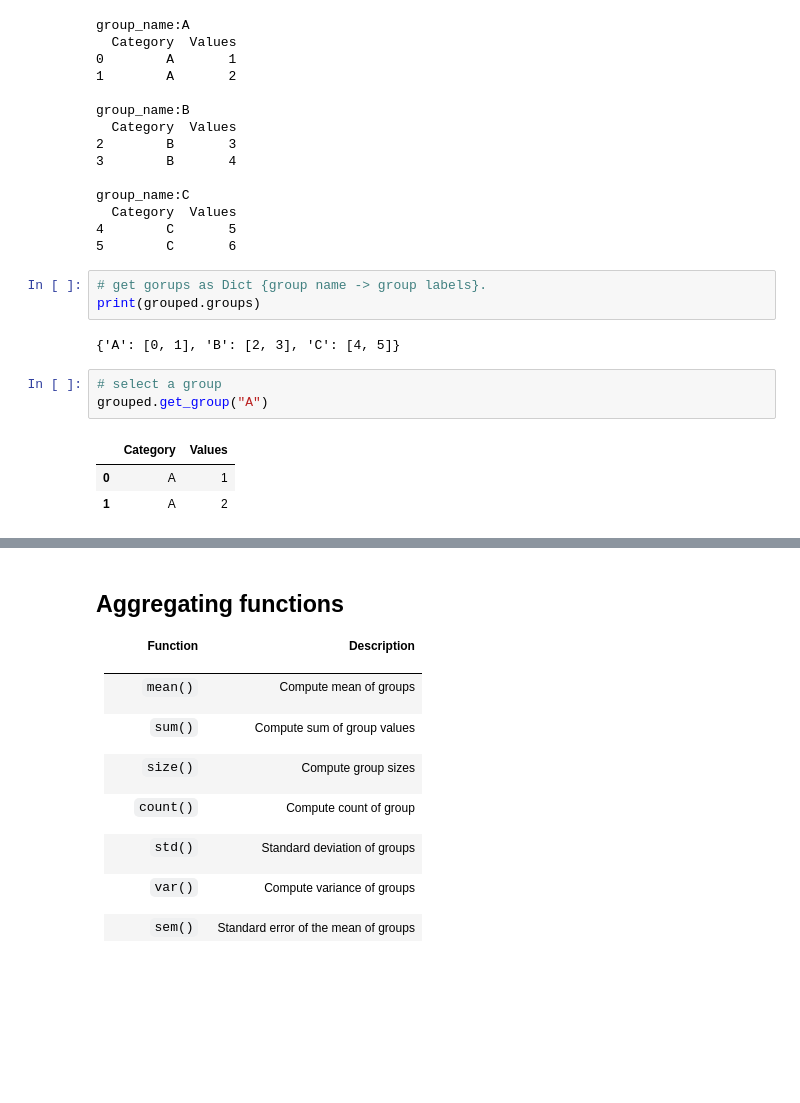
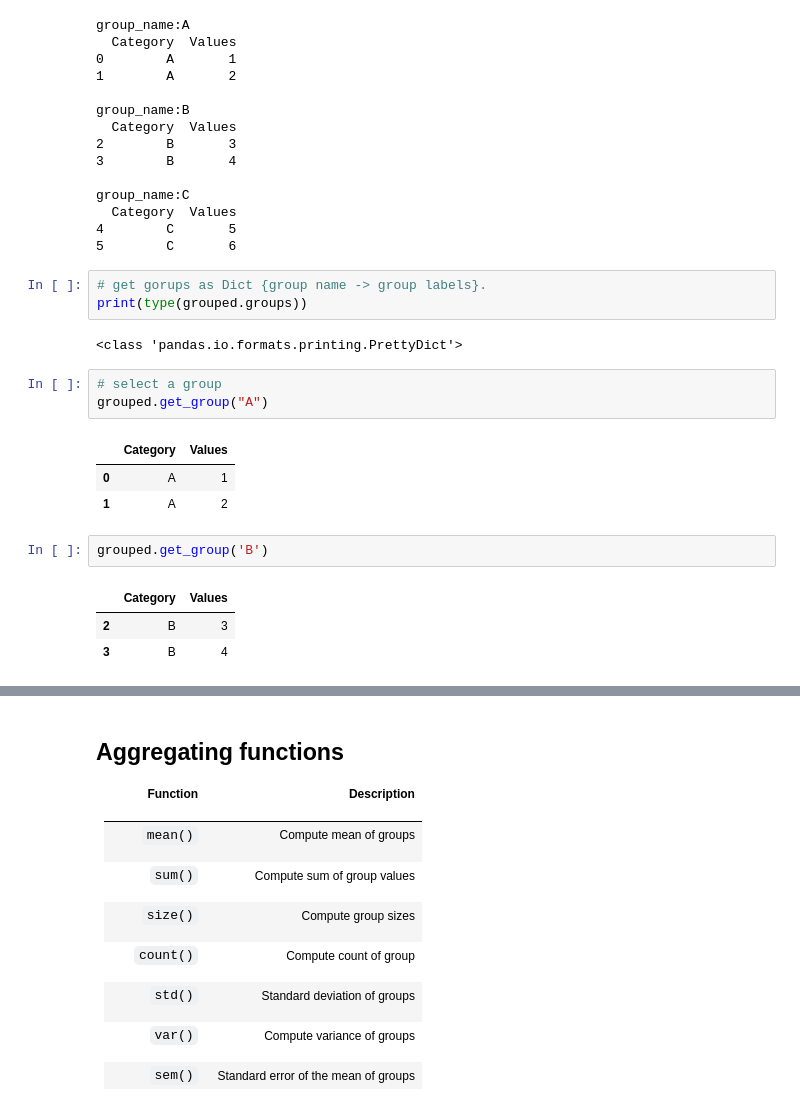
Before and after one commit to zehirev-vasil/ML, a Jupyter notebook: Lecture_27/DataFrameGroupby.ipynb, the cells around one changed output, grey strips where cells are left out. Drawn from its saved outputs; the diff is of its cells as text; blank space fills up the shorter version.

```diff
--- a/Lecture_27/DataFrameGroupby.ipynb
+++ b/Lecture_27/DataFrameGroupby.ipynb
@@ -72,9 +72,9 @@ group_name:C
 5        C       6
 # %%
 # get gorups as Dict {group name -> group labels}.
-print(grouped.groups)
+print(type(grouped.groups))
 # %% [output]
-{'A': [0, 1], 'B': [2, 3], 'C': [4, 5]}
+<class 'pandas.io.formats.printing.PrettyDict'>
 # %%
 # select a group
 grouped.get_group("A")
@@ -82,3 +82,9 @@ grouped.get_group("A")
 |  | Category | Values |
 | 0 | A | 1 |
 | 1 | A | 2 |
+# %%
+grouped.get_group('B')
+# %% [output]
+|  | Category | Values |
+| 2 | B | 3 |
+| 3 | B | 4 |
```
Also changed, not shown: parts of 9 cells of this notebook.
